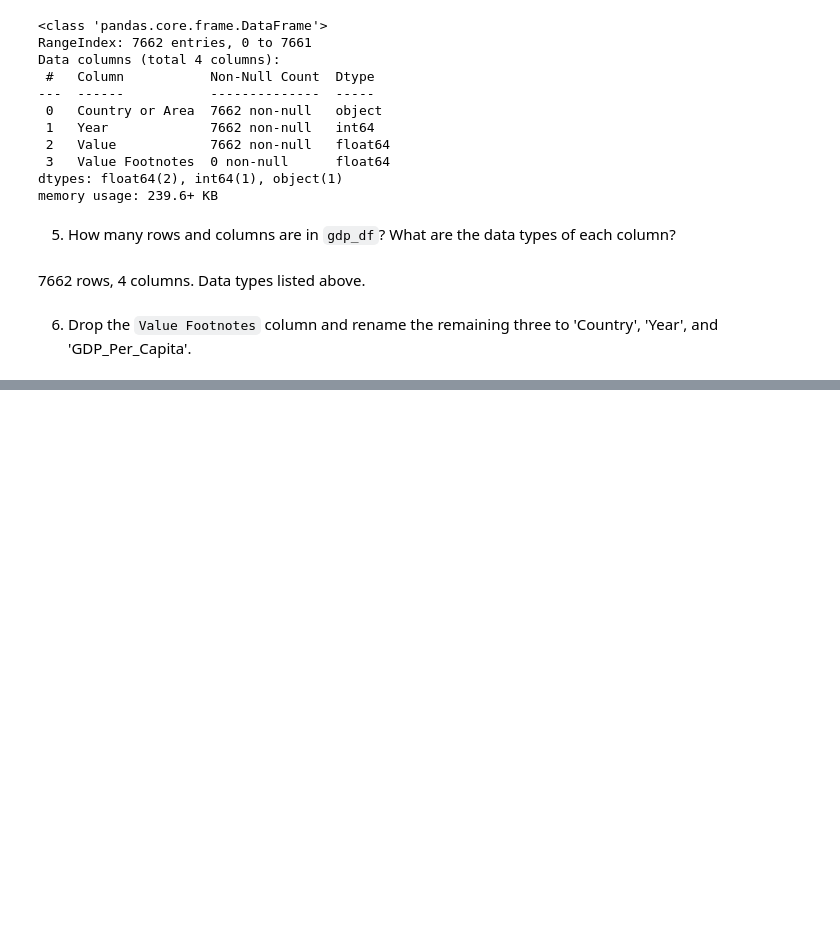
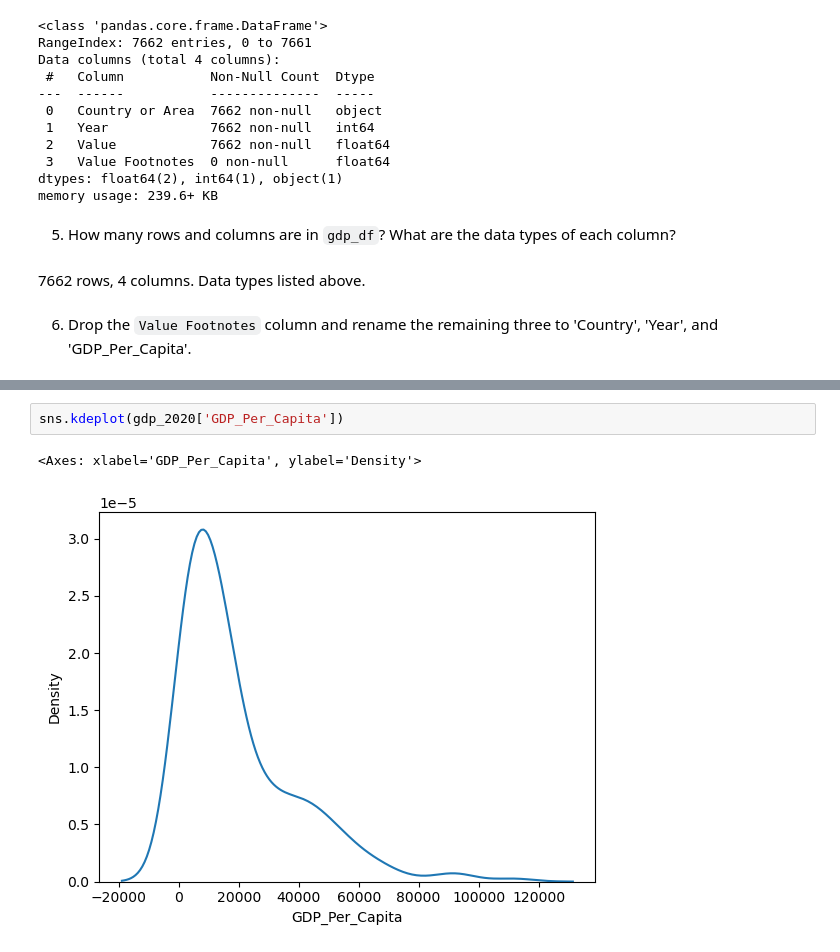
Before and after one commit to NSS-Data-Analytics-Cohort-12/un-python-ericahen, a Jupyter notebook: notebooks/un_project.ipynb, the cells around one changed output, grey strips where cells are left out. Drawn from its saved outputs; the diff is of its cells as text; blank space fills up the shorter version.

```diff
--- a/notebooks/un_project.ipynb
+++ b/notebooks/un_project.ipynb
@@ -45,0 +77,5 @@ memory usage: 239.6+ KB
+# %%
+sns.kdeplot(gdp_2020['GDP_Per_Capita'])
+# %% [output]
+<Axes: xlabel='GDP_Per_Capita', ylabel='Density'>
+[figure, added]
```
Also changed, not shown: parts of 24 cells of this notebook.
